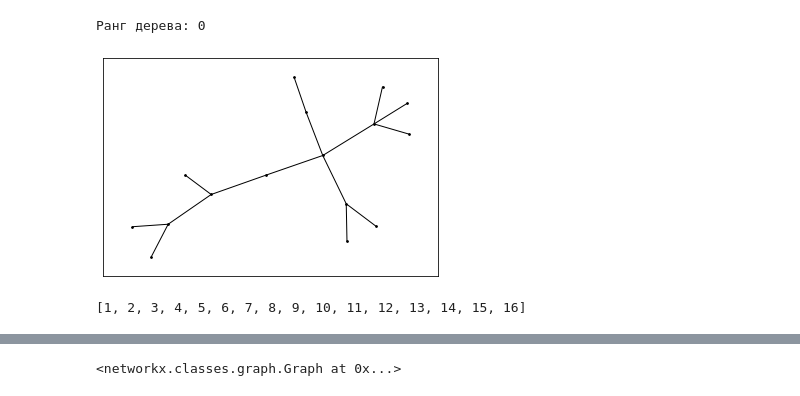
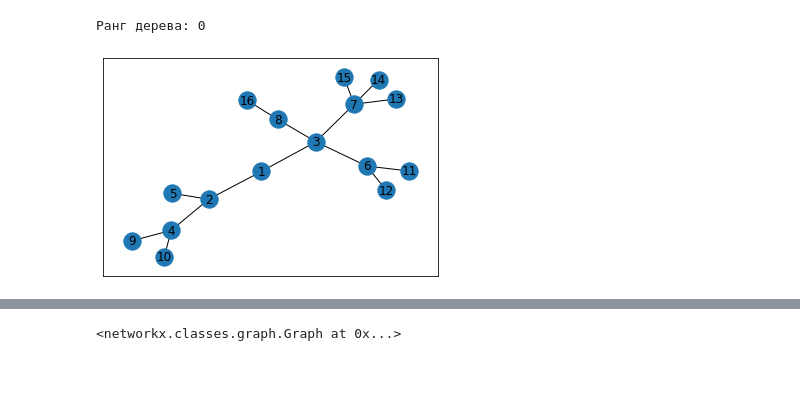
Before and after one commit to root-epifit/Graphs, a Jupyter notebook: Week_2/HW2/hw2-1.ipynb, the cells around one changed output, grey strips where cells are left out. Cells and saved outputs as stored; diff of their text form; code cells hidden in the pictures.

```diff
--- a/Week_2/HW2/hw2-1.ipynb
+++ b/Week_2/HW2/hw2-1.ipynb
@@ -73,16 +73,14 @@ print(f'Ранг дерева: {count_rank(0)}')
 # %%
 ################################
 # %%
+# Строим тестовое дерево как преамбуде к заданию. на нем отлаживаемся
+
 test_tree = nx.Graph()
 test_tree.add_nodes_from(list(range(1,17)))
 test_tree.add_edges_from([
-    (1,2),(1,3),(2,4),(2,5),(4,9),(4,10),(3,6),(3,7),(3,8),(6,11),(6,12),(7,13),(7,14),(7,15),(8,16)
-])
+    (1,2),(1,3),(2,4),(2,5),(4,9),(4,10),
+    (3,6),(3,7),(3,8),(6,11),(6,12),(7,13),(7,14),(7,15),(8,16) ])
 
-draw_G(test_tree)
+nx.draw_networkx(test_tree)
 # %% [output]
-[figure, old version]
+[figure, new version]
-# %%
-list(range(1,17))
-# %% [output]
-[1, 2, 3, 4, 5, 6, 7, 8, 9, 10, 11, 12, 13, 14, 15, 16]
```
Also changed, not shown: parts of 6 cells of this notebook.
